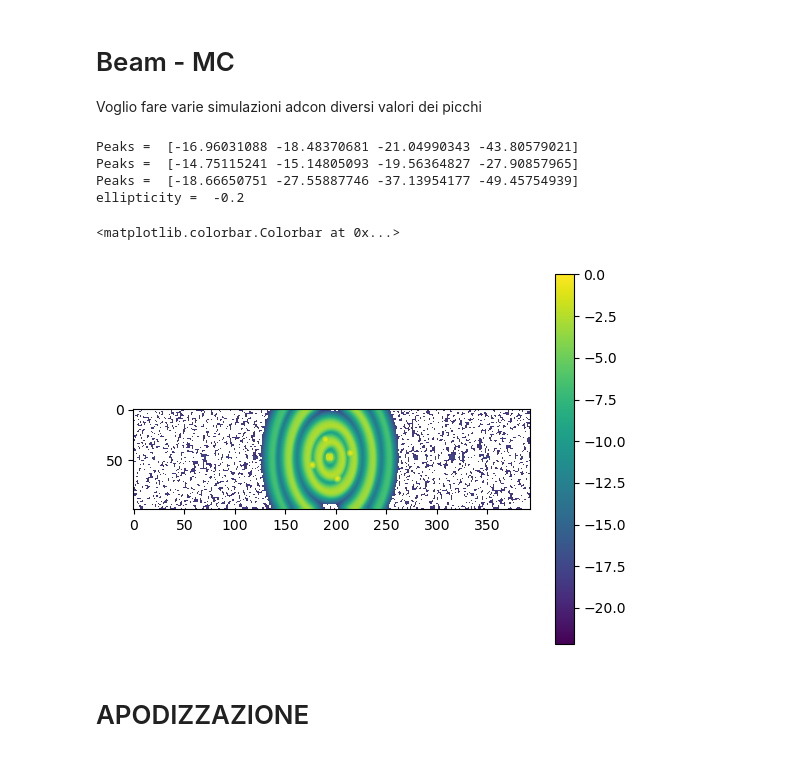
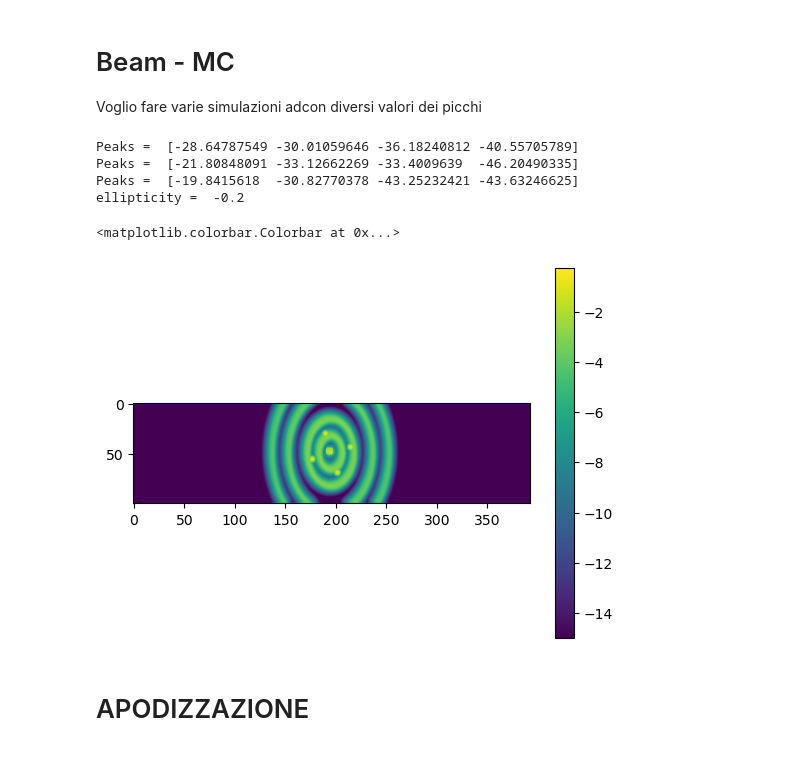
Before and after one commit to racheleguidettii/MastersThesis, a Jupyter notebook: PySMmaps/Patch_Beam_altezza.ipynb, the cells around one changed output. Saved outputs shown, nothing was run; the diff lists cells and outputs as text; code cells hidden in the pictures.

Commit message:
d0s0 - solo beam (altezza picchi)

```diff
--- a/PySMmaps/Patch_Beam_altezza.ipynb
+++ b/PySMmaps/Patch_Beam_altezza.ipynb
@@ -243,7 +243,7 @@ array_dB = np.zeros((num_beam, 4))
 
 
 for i in range(num_beam):
-    start_values = [random.uniform(-50, -5) for _ in range(4)]
+    start_values = [random.uniform(-50, -20) for _ in range(4)]
 
     peak_error = [random.uniform(-5, -0.1) for _ in range(4)]
     sign = np.random.choice([-1, 1], size = 4)
@@ -252,7 +252,7 @@ for i in range(num_beam):
 
     print("Peaks = ", np.sort(array_dB[i])[::-1])
 
-    array_dB[i]  = np.sort(array_dB[i]* 1.5)[::-1]
+    array_dB[i]  = np.sort(array_dB[i])[::-1]
 
 
 # VARIABLES
@@ -270,7 +270,7 @@ r = 100 # width of the rings
 theta = 0 # angle of rotation of the beam
 a = 1 # major axis of ellipses
 # %% [output]
-Peaks =  [-16.96031088 -18.48370681 -21.04990343 -43.80579021]
-Peaks =  [-14.75115241 -15.14805093 -19.56364827 -27.90857965]
-Peaks =  [-18.66650751 -27.55887746 -37.13954177 -49.45754939]
+Peaks =  [-28.64787549 -30.01059646 -36.18240812 -40.55705789]
+Peaks =  [-21.80848091 -33.12662269 -33.4009639  -46.20490335]
+Peaks =  [-19.8415618  -30.82770378 -43.25232421 -43.63246625]
 ellipticity =  -0.2
@@ -466,11 +335,11 @@ for i in range(num_beam):
 # %%
-plt.imshow(np.log10(beam_TT[0]))
+plt.imshow(np.log10(beam_TT[0]+1e-15))
 plt.colorbar()
 #plt.xlim(150, 250)
 #plt.ylim(20,80)
 # %% [output]
 <matplotlib.colorbar.Colorbar at 0x...>
-[figure, old version]
+[figure, new version]
 # %%
 # convolution with r[eal beam
 Q_conv_real_all = {}
```
Also changed, not shown: parts of 14 cells of this notebook.
